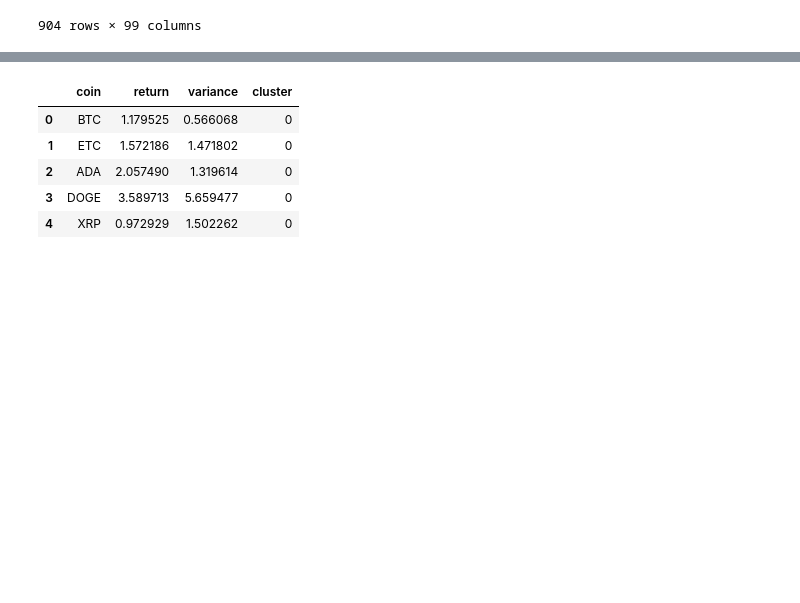
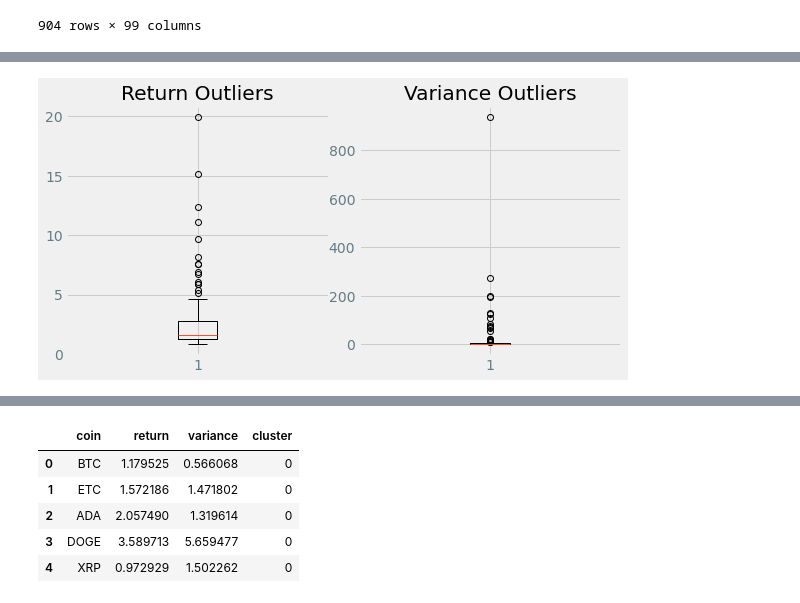
Before and after one commit to nosliwes/coinpix, a Jupyter notebook: notebooks/Clustering.ipynb, the cells around one changed output, grey strips where cells are left out. Drawn from its saved outputs; the diff is of its cells as text; code cells hidden in the pictures; blank space fills up the shorter version.

```diff
--- a/notebooks/Clustering.ipynb
+++ b/notebooks/Clustering.ipynb
@@ -75,0 +84,13 @@ final_df['variance'] = variance.values
+# %%
+fig, (ax1, ax2) = plt.subplots(nrows=1, ncols=2, constrained_layout=True, figsize=(8,4))
+ax1.boxplot(final_df['return'])
+ax1.set_title('Return Outliers')
+
+ax2.boxplot(final_df['variance'])
+ax2.set_title('Variance Outliers')
+
+fig.tight_layout(pad=0.0)
+
+plt.show()
+# %% [output]
+[figure, added]
```
Also changed, not shown: parts of 14 cells of this notebook, 1 other file.
